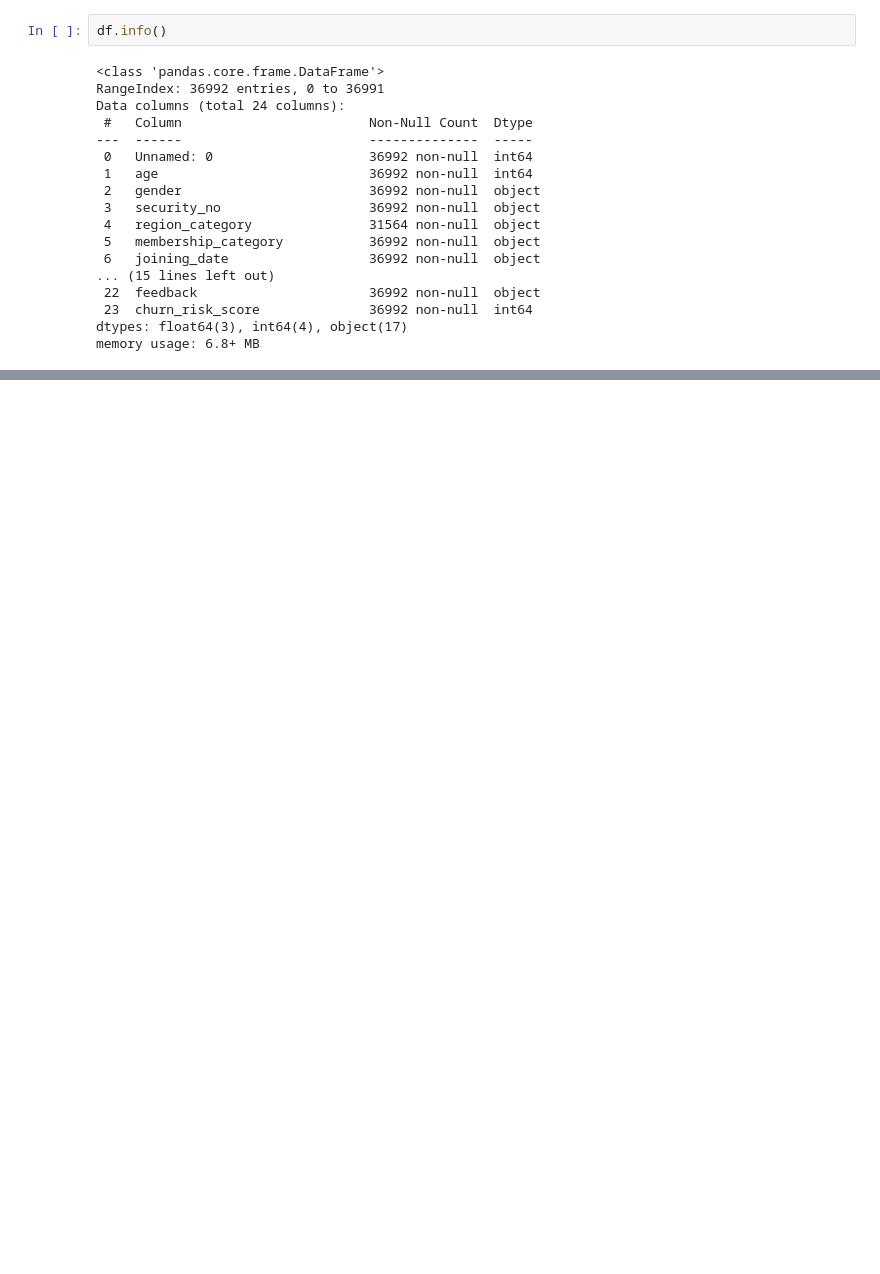
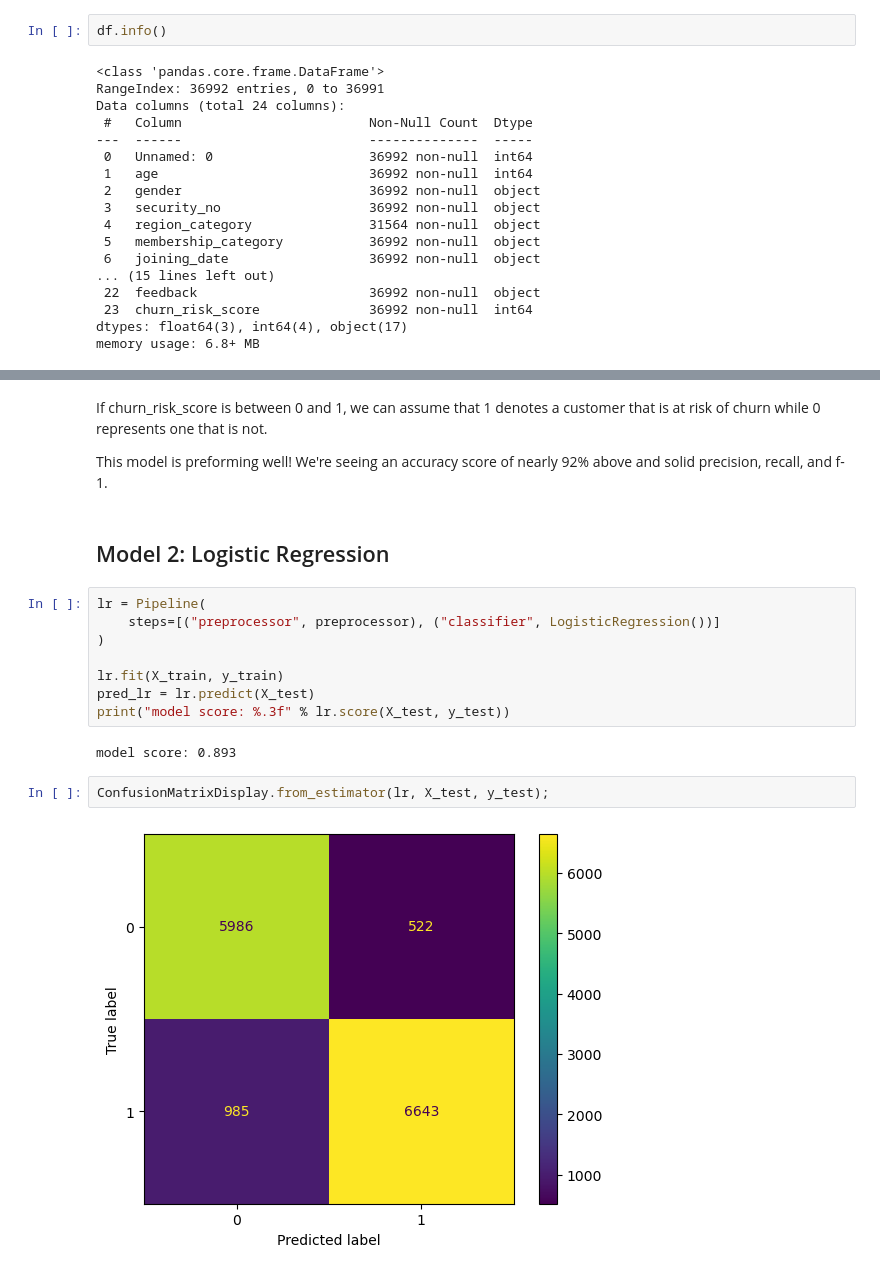
Before and after one commit to npagrawal/Churn-Rate-Machine-Learning, a Jupyter notebook: Notebook Scratch.ipynb, the cells around one changed output, grey strips where cells are left out. Saved outputs shown, nothing was run; the diff lists cells and outputs as text; blank space fills up the shorter version.

```diff
--- a/Notebook Scratch.ipynb
+++ b/Notebook Scratch.ipynb
@@ -278,0 +213,20 @@ X_train, X_test, y_train, y_test = train_test_split(X, y, test_size = .5, random
+# %% [markdown]
+If churn_risk_score is between 0 and 1, we can assume that 1 denotes a customer that is at risk of churn while 0 represents one that is not.
+
+This model is preforming well! We're seeing an accuracy score of nearly 92% above and solid precision, recall, and f-1.
+# %% [markdown]
+## Model 2: Logistic Regression
+# %%
+lr = Pipeline(
+    steps=[("preprocessor", preprocessor), ("classifier", LogisticRegression())]
+)
+
+lr.fit(X_train, y_train)
+pred_lr = lr.predict(X_test)
+print("model score: %.3f" % lr.score(X_test, y_test))
+# %% [output]
+model score: 0.893
+# %%
+ConfusionMatrixDisplay.from_estimator(lr, X_test, y_test);
+# %% [output]
+[figure, added]
```
Also changed, not shown: parts of 57 cells of this notebook.
